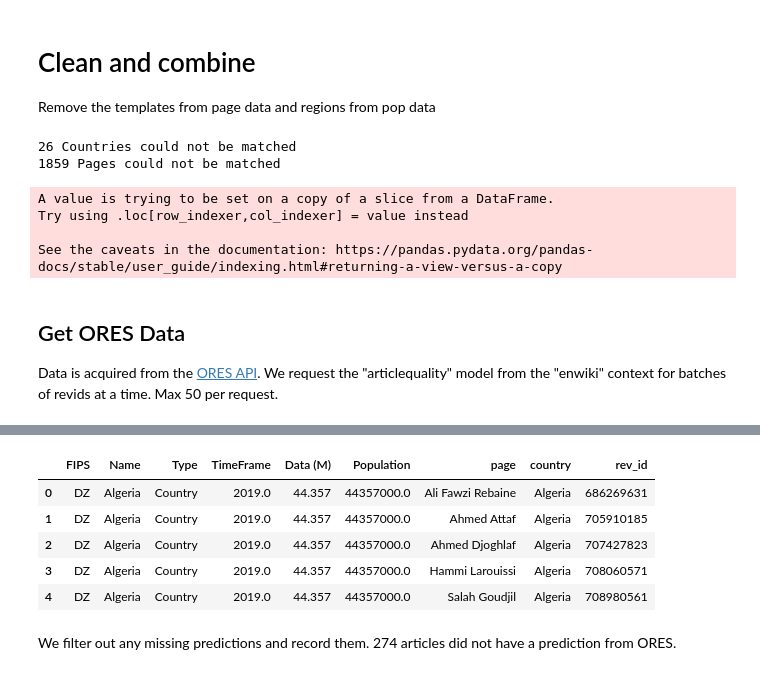
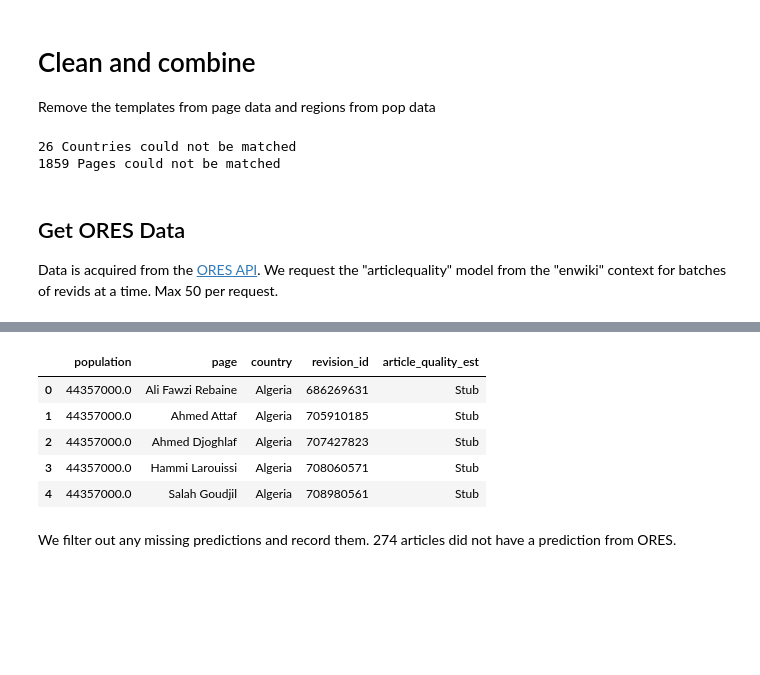
Before and after one commit to CaseCal/data-512-a2, a Jupyter notebook: hcds-a2-bias.ipynb, the cells around one changed output, grey strips where cells are left out. Saved outputs shown, nothing was run; the diff lists cells and outputs as text; code cells hidden in the pictures; blank space fills up the shorter version.

Commit message:
Analysis and first 4 tables

```diff
--- a/hcds-a2-bias.ipynb
+++ b/hcds-a2-bias.ipynb
@@ -62,15 +62,13 @@ unmatched_page_data.to_csv('data/unmatched/page_data-no_match.csv')
 print("{} Pages could not be matched".format(len(unmatched_page_data)))
 
 # Clean
-combined_data_complete = combined_data.dropna()
-combined_data_complete["rev_id"] = combined_data_complete["rev_id"].astype(int)
+combined_data_complete = combined_data.dropna() \
+    .drop(columns=["FIPS", "Name", "Type","TimeFrame", "Data (M)"]) \
+    .rename(columns={"country":"country", "name": "article_name", "rev_id":"revision_id", "Population": "population"})
+combined_data_complete["revision_id"] = combined_data_complete["revision_id"].astype(int)
 # %% [output]
 26 Countries could not be matched
 1859 Pages could not be matched
-A value is trying to be set on a copy of a slice from a DataFrame.
-Try using .loc[row_indexer,col_indexer] = value instead
-
-See the caveats in the documentation: https://pandas.pydata.org/pandas-docs/stable/user_guide/indexing.html#returning-a-view-versus-a-copy
 # %% [markdown]
 ## Get ORES Data
 Data is acquired from the [ORES API](https://ores.wikimedia.org/v3/#). We request the "articlequality" model from the "enwiki" context for batches of revids at a time. Max 50 per request.
@@ -87,10 +85,8 @@ def api_call(revids, context='enwiki', model='articlequality'):
 
     return response
 # %%
-# Index by revids for easier updating
-revids = combined_data_complete["rev_id"]
-combined_data_complete.set_index('rev_id')
-
+# Clean revid format to str
+revids = combined_data_complete["revision_id"]
 revids = revids.astype(int)
 revids = revids.astype(str)
 
@@ -98,14 +94,14 @@ n = 50
 preds = {}
 for i in range(len(revids)//n):
     if i % 100 == 0:
-        print("Collecting rows {} to {} of {}".format(i*n, (i*100+1)*n, len(revids)))
+        print("Collecting rows {} to {} of {}".format(i*n, (i+1)*100*n, len(revids)))
     api_data = api_call(list(revids[i*n: (i+1)*n]))
     new_preds = {revid: score['articlequality'].get('score', {}).get('prediction') for revid, score in api_data['enwiki']['scores'].items()}
     preds.update(new_preds)
 
 # Update dataframe
-pred_df = pd.DataFrame.from_dict(preds, orient='index', columns=['prediction'])
+pred_df = pd.DataFrame.from_dict(preds, orient='index', columns=['article_quality_est'])
 pred_df.index = pred_df.index.astype(int)
-combined_data_complete_preds = combined_data_complete.merge(pred_df, left_on='rev_id', right_index=True)
+combined_data_complete_preds = combined_data_complete.merge(pred_df, left_on='revision_id', right_index=True)
 combined_data_complete_preds.head()
 # %% [output]
@@ -129,9 +117,9 @@ Collecting rows 44600 to 44650 of 44680
-|  | FIPS | Name | Type | TimeFrame | Data (M) | Population | page | country | rev_id |
-| 0 | DZ | Algeria | Country | 2019.0 | 44.357 | 44357000.0 | Ali Fawzi Rebaine | Algeria | 686269631 |
-| 1 | DZ | Algeria | Country | 2019.0 | 44.357 | 44357000.0 | Ahmed Attaf | Algeria | 705910185 |
-| 2 | DZ | Algeria | Country | 2019.0 | 44.357 | 44357000.0 | Ahmed Djoghlaf | Algeria | 707427823 |
-| 3 | DZ | Algeria | Country | 2019.0 | 44.357 | 44357000.0 | Hammi Larouissi | Algeria | 708060571 |
-| 4 | DZ | Algeria | Country | 2019.0 | 44.357 | 44357000.0 | Salah Goudjil | Algeria | 708980561 |
+|  | population | page | country | revision_id | article_quality_est |
+| 0 | 44357000.0 | Ali Fawzi Rebaine | Algeria | 686269631 | Stub |
+| 1 | 44357000.0 | Ahmed Attaf | Algeria | 705910185 | Stub |
+| 2 | 44357000.0 | Ahmed Djoghlaf | Algeria | 707427823 | Stub |
+| 3 | 44357000.0 | Hammi Larouissi | Algeria | 708060571 | Stub |
+| 4 | 44357000.0 | Salah Goudjil | Algeria | 708980561 | Stub |
 # %% [markdown]
 We filter out any missing predictions and record them. 274 articles did not have a prediction from ORES.
 # %%
```
Also changed, not shown: parts of 15 cells of this notebook, 3 other files.
